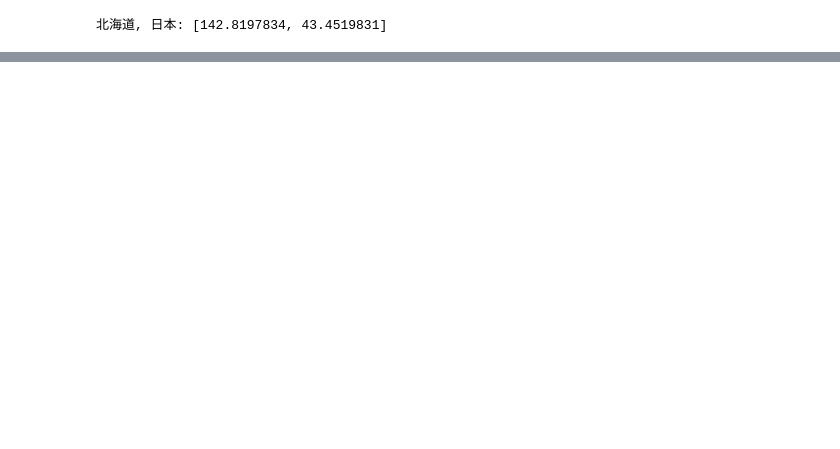
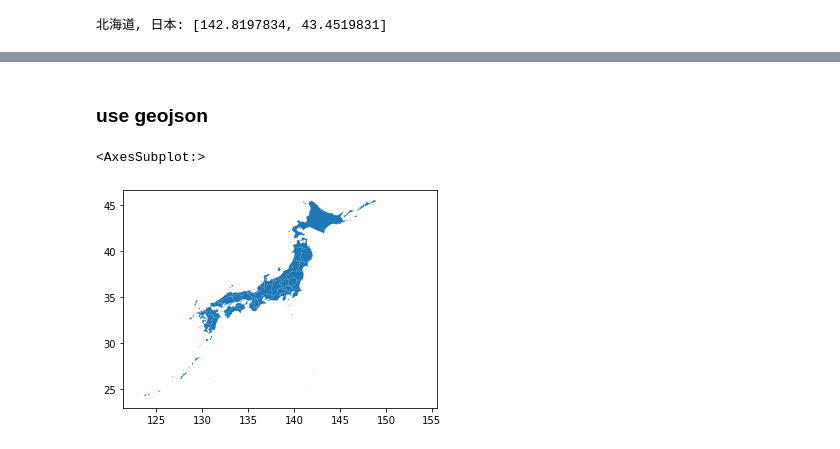
Before and after one commit to uni-3/st-apps, a Jupyter notebook: sake-gaikyo/notebooks/geopandas.ipynb, the cells around one changed output, grey strips where cells are left out. Cells and saved outputs as stored; diff of their text form; code cells hidden in the pictures; blank space fills up the shorter version.

```diff
--- a/sake-gaikyo/notebooks/geopandas.ipynb
+++ b/sake-gaikyo/notebooks/geopandas.ipynb
@@ -132,3 +133,12 @@ r = pdk.Deck(layers=[layer], initial_view_state=view_state)
 r.to_html('hexagon-example.html')
 # %% [output]
 [interactive output not drawn]
+# %% [markdown]
+### use geojson
+# %%
+# https://note.com/yearman/n/n69fa3f2d583d
+japan = geopandas.read_file('https://raw.githubusercontent.com/dataofjapan/land/master/japan.topojson')
+japan.plot()
+# %% [output]
+<AxesSubplot:>
+[figure, added]
```
Also changed, not shown: parts of 10 cells of this notebook.
